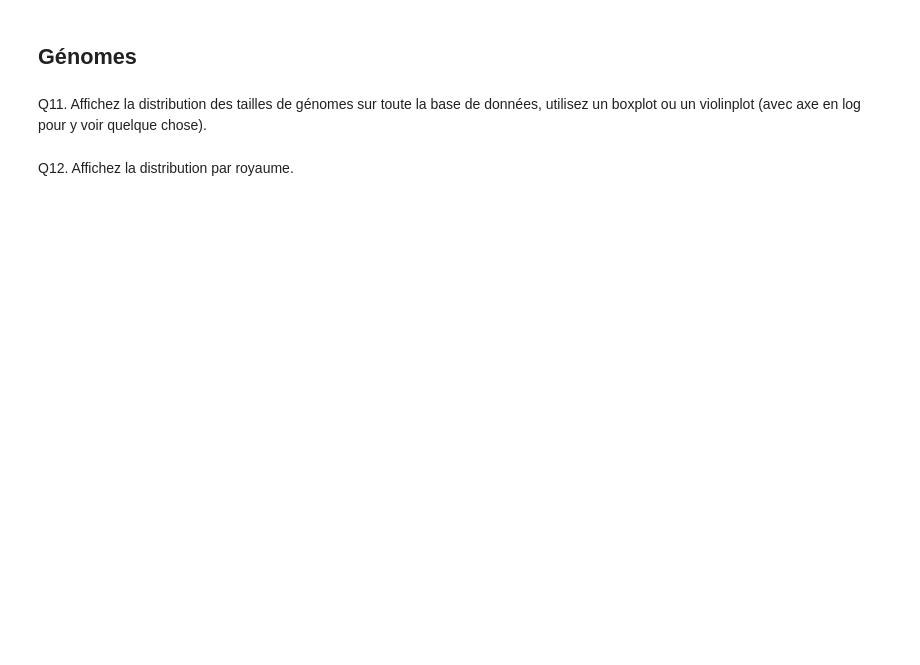
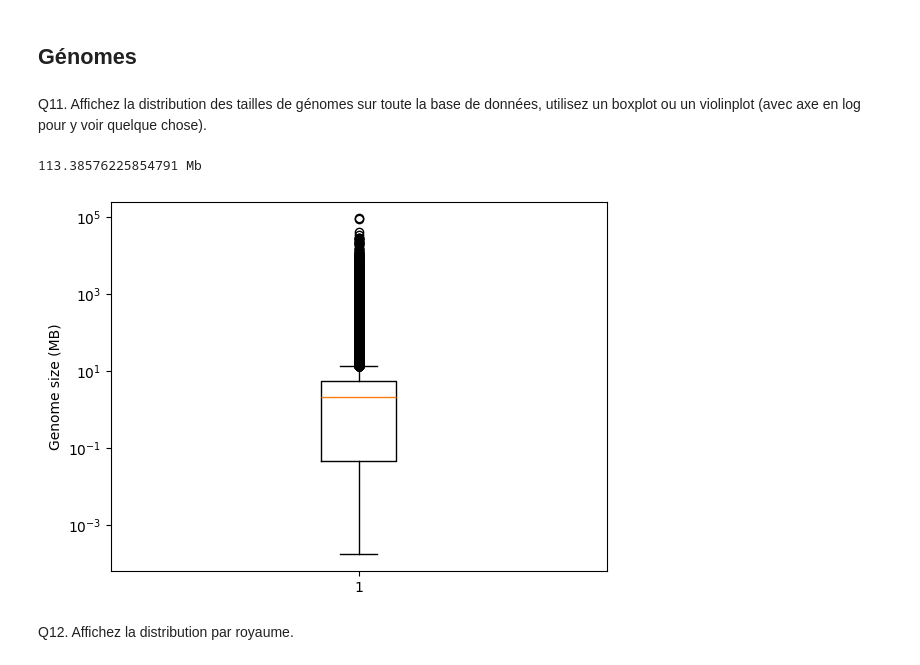
Before and after one commit to valedavi/BINF2025_TP1, a Jupyter notebook: BINF2025_TP1.ipynb, the cells around one changed output. Drawn from its saved outputs; the diff is of its cells as text; code cells hidden in the pictures; blank space fills up the shorter version.

```diff
--- a/BINF2025_TP1.ipynb
+++ b/BINF2025_TP1.ipynb
@@ -88,2 +175,14 @@ Q11. Affichez la distribution des tailles de génomes sur toute la base de donn
+# %%
+vals = [float(e[4]) for e in dats if e[4] != "-"]
+
+plt.figure()
+plt.boxplot([float(e[4]) for e in dats if e[4] != "-"])
+plt.yscale('log')
+plt.ylabel("Genome size (MB)")
+
+print(np.mean(vals), "Mb")
+# %% [output]
+113.38576225854791 Mb
+[figure, added]
 # %% [markdown]
 Q12. Affichez la distribution par royaume.
```
Also changed, not shown: parts of 62 cells of this notebook.
